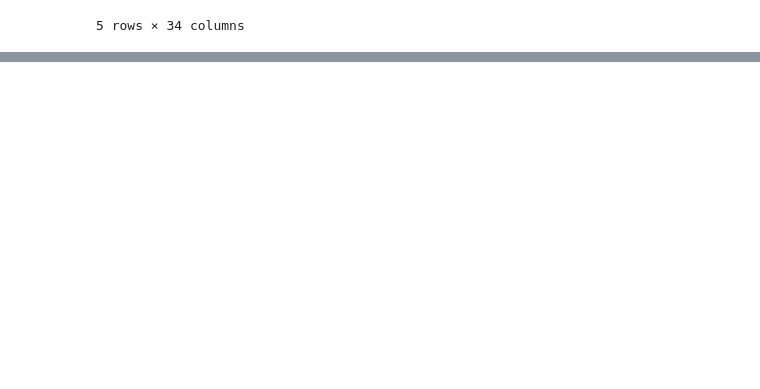
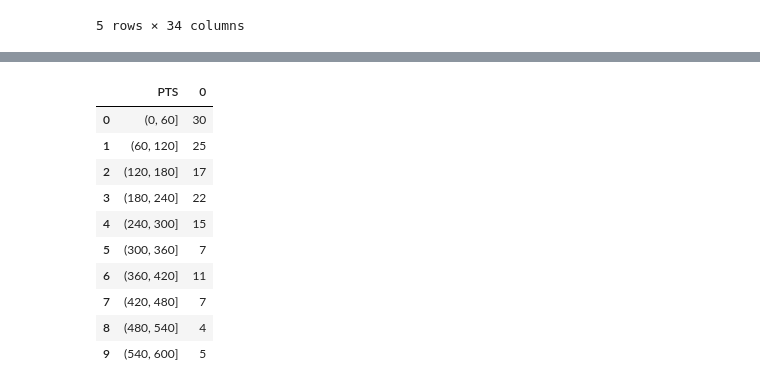
Before and after one commit to RickyMcMaster/personal_projects, a Jupyter notebook: dq/wnba/wnba_analysis.ipynb, the cells around one changed output, grey strips where cells are left out. Drawn from its saved outputs; the diff is of its cells as text; code cells hidden in the pictures; blank space fills up the shorter version.

```diff
--- a/dq/wnba/wnba_analysis.ipynb
+++ b/dq/wnba/wnba_analysis.ipynb
@@ -217,0 +233,18 @@ print(clust_dict['Height'])
+# %%
+# Grouped Frequency by customised bins
+intervals = pd.interval_range(start = 0, end = 600, freq = 60)
+# pd.Series(
+wnba.groupby(pd.cut(wnba['PTS'], intervals), as_index=False).size().reset_index()
+#     )
+# %% [output]
+|  | PTS | 0 |
+| 0 | (0, 60] | 30 |
+| 1 | (60, 120] | 25 |
+| 2 | (120, 180] | 17 |
+| 3 | (180, 240] | 22 |
+| 4 | (240, 300] | 15 |
+| 5 | (300, 360] | 7 |
+| 6 | (360, 420] | 11 |
+| 7 | (420, 480] | 7 |
+| 8 | (480, 540] | 4 |
+| 9 | (540, 600] | 5 |
```
Also changed, not shown: parts of 18 cells of this notebook.
